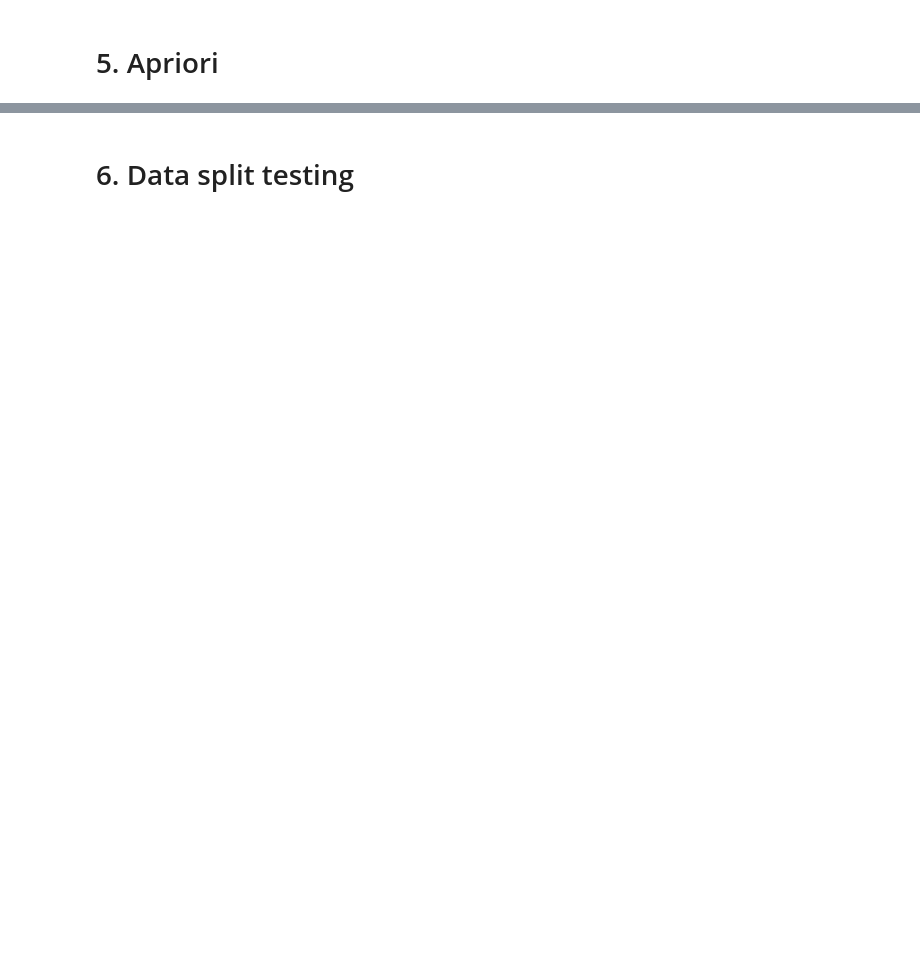
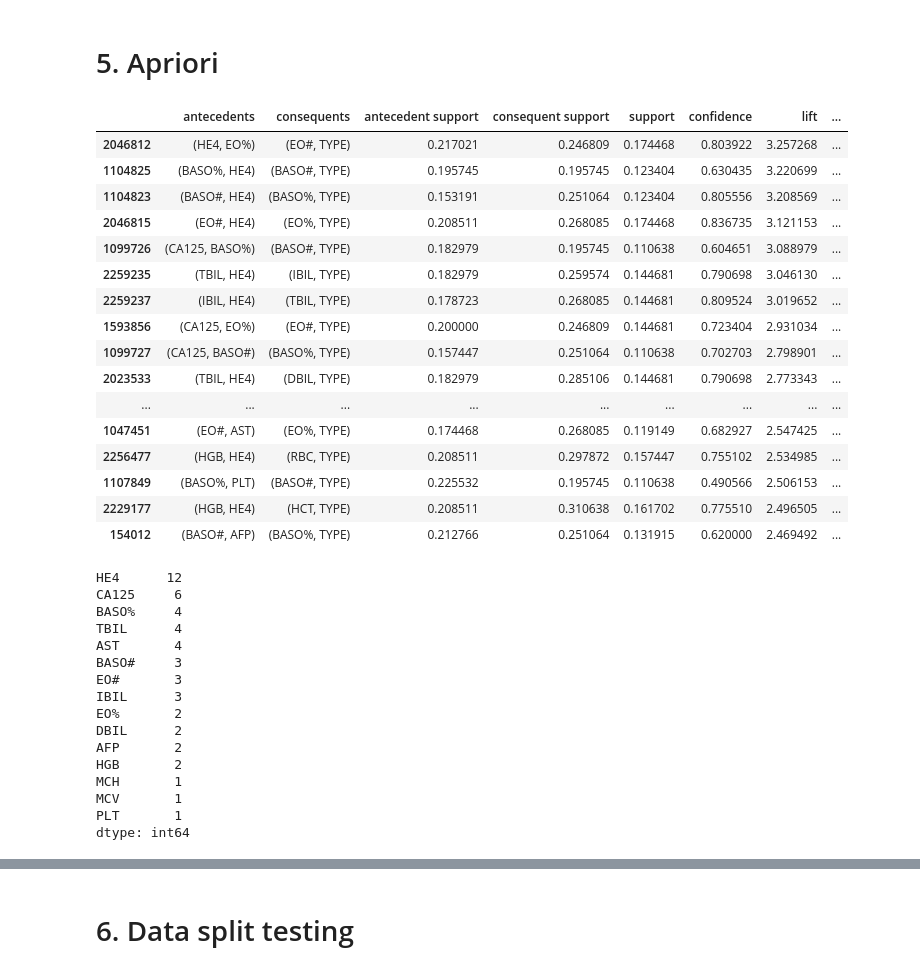
Before and after one commit to WilliamH-R/ComputationalTools, a Jupyter notebook: python/submission.ipynb, the cells around one changed output, grey strips where cells are left out. Cells and saved outputs as stored; diff of their text form; code cells hidden in the pictures; blank space fills up the shorter version.

```diff
--- a/python/submission.ipynb
+++ b/python/submission.ipynb
@@ -11,2 +399,81 @@
 # %% [markdown]
 # 5. Apriori
+# %%
+def apriori(split):
+
+    ### Load data
+    if split == "predefined":
+        df_clean = pd.read_csv('data/preprocessed.csv')
+        df_meta = pd.read_csv('data/non_bm.csv')[['TYPE']].astype(bool)
+
+    elif split == "custom":
+        df_clean = pd.read_csv('data/preprocessed_custom_split.csv')
+        df_meta = pd.read_csv('data/non_bm_custom_split.csv')[['TYPE']].astype(bool)
+
+    df_clean = df_clean.iloc[:235]
+    df_clean = df_clean.apply(lambda x: np.where(x > np.percentile(x, 50), 1, 0)).astype(bool) # median transformation
+    df_meta['TYPE'] = ~df_meta['TYPE'] # To ensure that cancer (0) is the active item
+    df_meta  = df_meta.iloc[:235]
+
+    # concatenate dataframes
+    df = pd.concat([df_clean, df_meta], axis=1).astype(bool)
+
+    # Apply apriori algorithm (get itemsets)
+    df_fp = fp.apriori(df, min_support=0.0001, use_colnames=True,max_len=4)
+
+    # Find association rules (compute association metrics, given itemsets)
+    df_conf = fp.association_rules(df_fp, metric='confidence', min_threshold=0.001)
+
+    # only show consequents and antecedents that contain 'TYPE'
+    top_rules = df_conf[df_conf['consequents'].apply(lambda x: 'TYPE' in x)].sort_values('lift', ascending=False)
+    top_rules = top_rules[top_rules['confidence']<1][:25]
+
+    display(top_rules)
+
+    # Add nodes and edges
+    all_nodes = []
+    for _, row in top_rules.iterrows():
+        for antecedent in row['antecedents']:
+            for consequent in row['consequents']:
+                if consequent == 'TYPE':
+                    all_nodes.append(antecedent)
+
+
+    all_nodes = pd.Series(all_nodes)
+    display(all_nodes.value_counts())
+# %%
+apriori(split="predefined")
+# %% [output]
+|  | antecedents | consequents | antecedent support | consequent support | support | confidence | lift | ... |
+| 2046812 | (HE4, EO%) | (EO#, TYPE) | 0.217021 | 0.246809 | 0.174468 | 0.803922 | 3.257268 | ... |
+| 1104825 | (BASO%, HE4) | (BASO#, TYPE) | 0.195745 | 0.195745 | 0.123404 | 0.630435 | 3.220699 | ... |
+| 1104823 | (BASO#, HE4) | (BASO%, TYPE) | 0.153191 | 0.251064 | 0.123404 | 0.805556 | 3.208569 | ... |
+| 2046815 | (EO#, HE4) | (EO%, TYPE) | 0.208511 | 0.268085 | 0.174468 | 0.836735 | 3.121153 | ... |
+| 1099726 | (CA125, BASO%) | (BASO#, TYPE) | 0.182979 | 0.195745 | 0.110638 | 0.604651 | 3.088979 | ... |
+| 2259235 | (TBIL, HE4) | (IBIL, TYPE) | 0.182979 | 0.259574 | 0.144681 | 0.790698 | 3.046130 | ... |
+| 2259237 | (IBIL, HE4) | (TBIL, TYPE) | 0.178723 | 0.268085 | 0.144681 | 0.809524 | 3.019652 | ... |
+| 1593856 | (CA125, EO%) | (EO#, TYPE) | 0.200000 | 0.246809 | 0.144681 | 0.723404 | 2.931034 | ... |
+| 1099727 | (CA125, BASO#) | (BASO%, TYPE) | 0.157447 | 0.251064 | 0.110638 | 0.702703 | 2.798901 | ... |
+| 2023533 | (TBIL, HE4) | (DBIL, TYPE) | 0.182979 | 0.285106 | 0.144681 | 0.790698 | 2.773343 | ... |
+| ... | ... | ... | ... | ... | ... | ... | ... | ... |
+| 1047451 | (EO#, AST) | (EO%, TYPE) | 0.174468 | 0.268085 | 0.119149 | 0.682927 | 2.547425 | ... |
+| 2256477 | (HGB, HE4) | (RBC, TYPE) | 0.208511 | 0.297872 | 0.157447 | 0.755102 | 2.534985 | ... |
+| 1107849 | (BASO%, PLT) | (BASO#, TYPE) | 0.225532 | 0.195745 | 0.110638 | 0.490566 | 2.506153 | ... |
+| 2229177 | (HGB, HE4) | (HCT, TYPE) | 0.208511 | 0.310638 | 0.161702 | 0.775510 | 2.496505 | ... |
+| 154012 | (BASO#, AFP) | (BASO%, TYPE) | 0.212766 | 0.251064 | 0.131915 | 0.620000 | 2.469492 | ... |
+HE4      12
+CA125     6
+BASO%     4
+TBIL      4
+AST       4
+BASO#     3
+EO#       3
+IBIL      3
+EO%       2
+DBIL      2
+AFP       2
+HGB       2
+MCH       1
+MCV       1
+PLT       1
+dtype: int64
```
Also changed, not shown: parts of 18 cells of this notebook.
